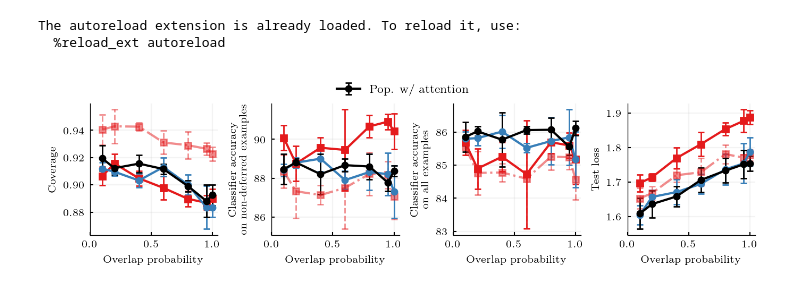
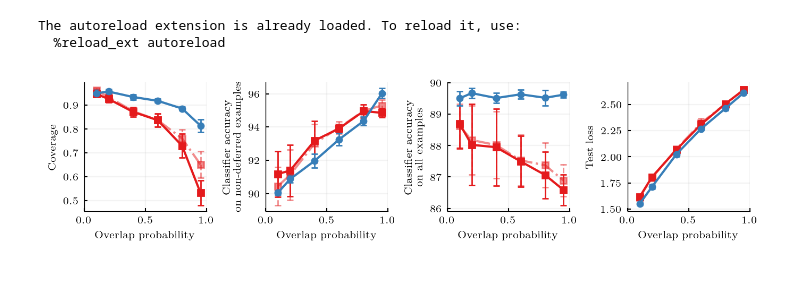
Before and after one commit to dvtailor/meta-l2d, a Jupyter notebook: notebooks_paperplots/plot_paper_ready_supp.ipynb, the cells around one changed output. Drawn from its saved outputs; the diff is of its cells as text; code cells hidden in the pictures.

```diff
--- a/notebooks_paperplots/plot_paper_ready_supp.ipynb
+++ b/notebooks_paperplots/plot_paper_ready_supp.ipynb
@@ -22,7 +22,8 @@ ds_name = 'cifar20_100' #'gtsrb' 'cifar10' 'cifar20_100'
 results_path = f'../runs_final/{ds_name}/softmax'
 # %%
 # l2d_type_lst = ['single_finetune', 'single', 'pop']
-l2d_type_lst = ['single', 'single_finetune', 'pop', 'pop_attn_sa']
+# l2d_type_lst = ['single', 'single_finetune', 'pop', 'pop_attn_sa']
+l2d_type_lst = ['single', 'pop', 'pop_attn_sa']
 # p_out_lst = [0.1,0.2,0.4,0.6,0.8,0.95]
 p_out_lst = [0.1,0.2,0.4,0.6,0.8,0.95,1.0]
 # %%
@@ -96,41 +101,42 @@ fs_ax_lbl=7
 fs_ax_ticks = 7
 fs_ax_title = 8
 
+budget = 1.0
 for ax,metric in zip(axs,['cov', 'clf_acc', 'clf_acc_alone', 'val_loss']):
     for l2d_type in l2d_type_lst:
-        metric_mean = np.mean(results[l2d_type][metric], axis=1)
-        metric_std = np.std(results[l2d_type][metric], axis=1)
+        metric_mean = np.mean(results[l2d_type][budget][metric], axis=1)
+        metric_std = np.std(results[l2d_type][budget][metric], axis=1)
         overlap_prob = np.array(p_out_lst)
         if l2d_type == 'single_finetune':
             eb1 = ax.errorbar(overlap_prob, metric_mean, yerr=metric_std, label=l2d_type_to_text[l2d_type], \
                     c=metric_to_col[l2d_type], fmt=metric_to_marker[l2d_type], alpha=0.5, **errbar_args)
             eb1[-1][0].set_linestyle('--')
         else:
             ax.errorbar(overlap_prob, metric_mean, yerr=metric_std, label=l2d_type_to_text[l2d_type], \
                     c=metric_to_col[l2d_type], fmt=metric_to_marker[l2d_type], **errbar_args)
     ax.set_xticks([0,0.5,1])
 
     ax.set_ylabel(metrics_to_text[metric], fontsize=fs_ax_lbl)
     ax.grid(True, alpha=0.15)
     ax.spines['right'].set_visible(False)
     ax.spines['top'].set_visible(False)
     ax.tick_params(direction='in', labelsize=fs_ax_ticks,length=2., width=0.75)
     [x.set_linewidth(.5) for x in ax.spines.values()]
     ax.set_xlabel('Overlap probability', fontsize=fs_ax_lbl)
 
 # # non-cifar20 legend
 # handles, labels = axs[1].get_legend_handles_labels()
 # order = [1,0,2]
 # leg = fig.legend([handles[idx] for idx in order],[labels[idx] for idx in order], \
 #                  fontsize=fs_ax_title,frameon=False,ncol=3,loc='upper center',bbox_to_anchor=(0.5, 1.15))
 # leg.get_frame().set_linewidth(0.5)
 
-# cifar20 legend
-handles, labels = axs[1].get_legend_handles_labels()
-leg = fig.legend([handles[-1]],[labels[-1]], \
-                 fontsize=fs_ax_title,frameon=False,loc='upper center',bbox_to_anchor=(0.5, 1.15))
-leg.get_frame().set_linewidth(0.5)
+# # cifar20 legend
+# handles, labels = axs[1].get_legend_handles_labels()
+# leg = fig.legend([handles[-1]],[labels[-1]], \
+#                  fontsize=fs_ax_title,frameon=False,loc='upper center',bbox_to_anchor=(0.5, 1.15))
+# leg.get_frame().set_linewidth(0.5)
 
 # fig.savefig(f'exp_{ds_name}_supp.pdf', dpi=600, facecolor='white', bbox_inches='tight', pad_inches=0.01)
 # %% [output]
-[figure, old version]
+[figure, new version]
```
Also changed, not shown: parts of 2 cells of this notebook, 2 other files.
